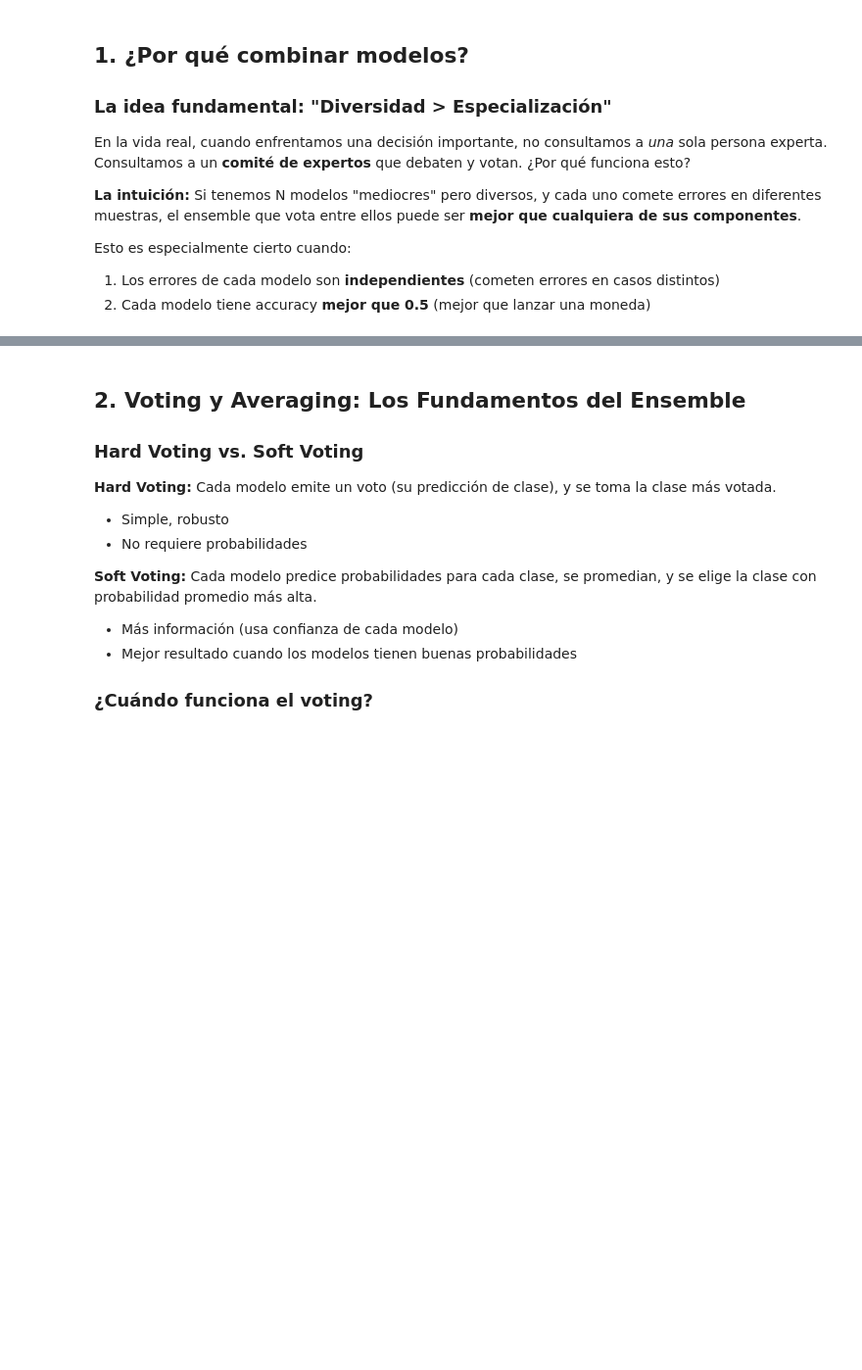
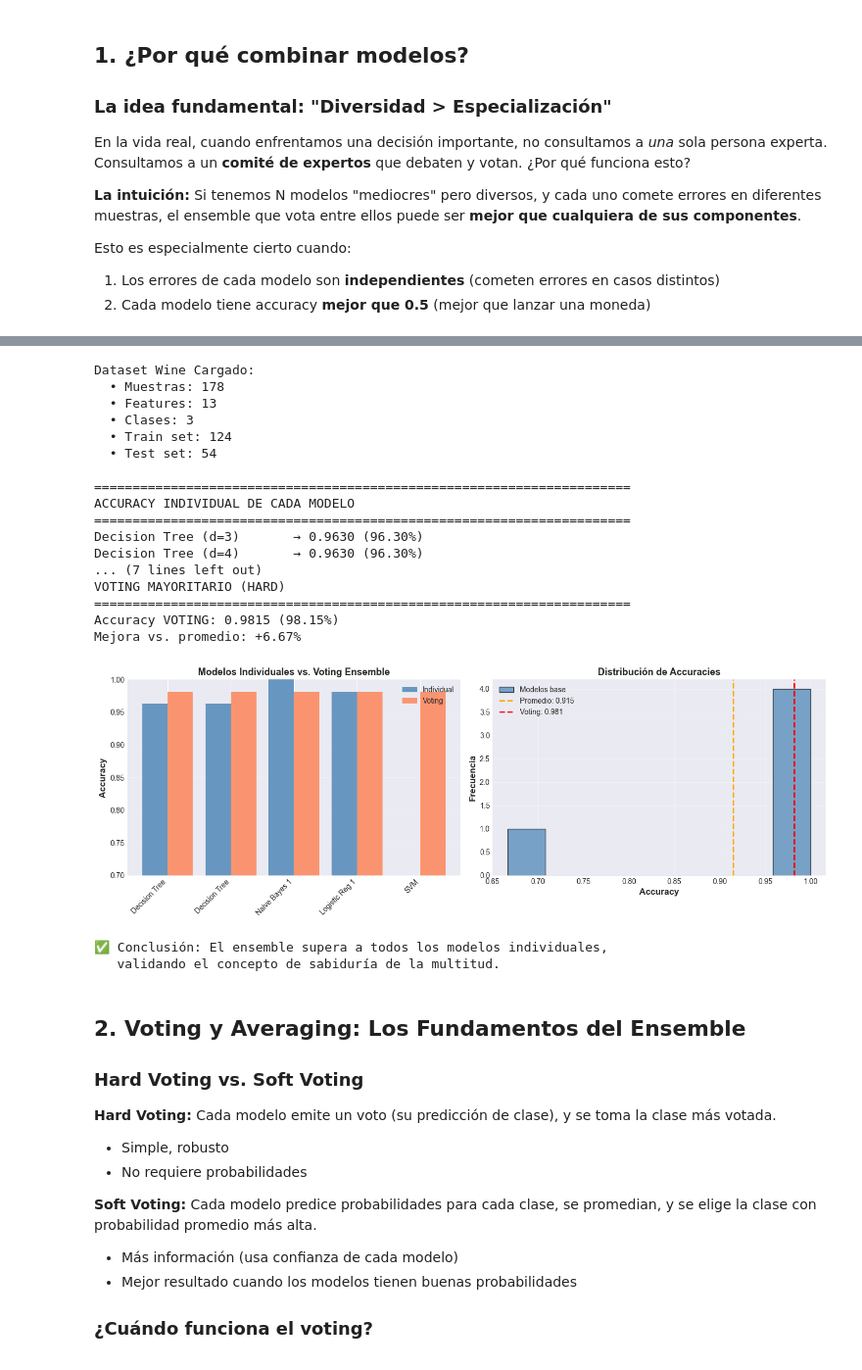
Before and after one commit to castudil/ML_2026, a Jupyter notebook: 07-Metodos de Comite/ML_U2_C05_ensemble_models.ipynb, the cells around one changed output, grey strips where cells are left out. Shown at 98% size. Drawn from its saved outputs; the diff is of its cells as text; code cells hidden in the pictures; blank space fills up the shorter version.

```diff
--- a/07-Metodos de Comite/ML_U2_C05_ensemble_models.ipynb
+++ b/07-Metodos de Comite/ML_U2_C05_ensemble_models.ipynb
@@ -155,9 +238,10 @@ print("ACCURACY INDIVIDUAL DE CADA MODELO")
 print("="*70)
 
 accuracies_individual = []
-for nombre, modelo in modelos_base:
-    modelo.fit(X_train, y_train)
-    acc = accuracy_score(y_test, modelo.predict(X_test))
+for nombre, modelo in modelos_base: ## Iteramos sobre cada modelo base
+    modelo.fit(X_train, y_train) ## Entrenamos el modelo actual
+    y_hat= modelo.predict(X_test); ## Predecimos con el modelo actual
+    acc = accuracy_score(y_test,y_hat) ## Evaluamos el modelo actual
     accuracies_individual.append(acc)
     print(f"{nombre:25} → {acc:.4f} ({acc*100:.2f}%)")
 
@@ -169,10 +253,10 @@ print()
 # Votación mayoritaria (hard voting)
 voting_clf = VotingClassifier(
     estimators=modelos_base,
-    voting='hard'
+    voting='hard' ## Mayoría simple (hard voting)
 )
-voting_clf.fit(X_train, y_train)
-acc_voting = accuracy_score(y_test, voting_clf.predict(X_test))
+voting_clf.fit(X_train, y_train) ## Entrenamos el ensemble con los modelos base
+acc_voting = accuracy_score(y_test, voting_clf.predict(X_test)) ## Evaluamos el ensemble en el test set
 
 print("="*70)
 print("VOTING MAYORITARIO (HARD)")
@@ -188,33 +272,54 @@ fig, axes = plt.subplots(1, 2, figsize=(14, 5))
 nombres_modelos = [nombre.split('(')[0].strip() for nombre, _ in modelos_base]
 x_pos = np.arange(len(nombres_modelos))
 
 ax = axes[0]
 bars1 = ax.bar(x_pos - 0.2, accuracies_individual, 0.4, label='Individual', alpha=0.8, color='steelblue')
 bars2 = ax.bar(x_pos + 0.2, [acc_voting]*len(modelos_base), 0.4, label='Voting', alpha=0.8, color='coral')
 ax.set_ylabel('Accuracy', fontsize=12, fontweight='bold')
 ax.set_title('Modelos Individuales vs. Voting Ensemble', fontsize=13, fontweight='bold')
 ax.set_xticks(x_pos)
 ax.set_xticklabels(nombres_modelos, rotation=45, ha='right')
 ax.set_ylim([0.7, 1.0])
 ax.legend()
 ax.grid(axis='y', alpha=0.3)
 
 # Gráfico 2: Distribución de accuracies
 ax = axes[1]
 ax.hist(accuracies_individual, bins=8, alpha=0.7, edgecolor='black', color='steelblue', label='Modelos base')
 ax.axvline(acc_promedio, color='orange', linestyle='--', linewidth=2, label=f'Promedio: {acc_promedio:.3f}')
 ax.axvline(acc_voting, color='red', linestyle='--', linewidth=2, label=f'Voting: {acc_voting:.3f}')
 ax.set_xlabel('Accuracy', fontsize=12, fontweight='bold')
 ax.set_ylabel('Frecuencia', fontsize=12, fontweight='bold')
 ax.set_title('Distribución de Accuracies', fontsize=13, fontweight='bold')
 ax.legend()
 ax.grid(alpha=0.3)
 
 plt.tight_layout()
 plt.show()
 
 print("✅ Conclusión: El ensemble supera a todos los modelos individuales,")
 print("   validando el concepto de sabiduría de la multitud.")
+# %% [output]
+Dataset Wine Cargado:
+  • Muestras: 178
+  • Features: 13
+  • Clases: 3
+  • Train set: 124
+  • Test set: 54
+
+======================================================================
+ACCURACY INDIVIDUAL DE CADA MODELO
+======================================================================
+Decision Tree (d=3)       → 0.9630 (96.30%)
+Decision Tree (d=4)       → 0.9630 (96.30%)
+... (7 lines left out)
+VOTING MAYORITARIO (HARD)
+======================================================================
+Accuracy VOTING: 0.9815 (98.15%)
+Mejora vs. promedio: +6.67%
+[figure, added]
+✅ Conclusión: El ensemble supera a todos los modelos individuales,
+   validando el concepto de sabiduría de la multitud.
 # %% [markdown]
 ## 2. Voting y Averaging: Los Fundamentos del Ensemble
 
```
Also changed, not shown: parts of 23 cells of this notebook.
